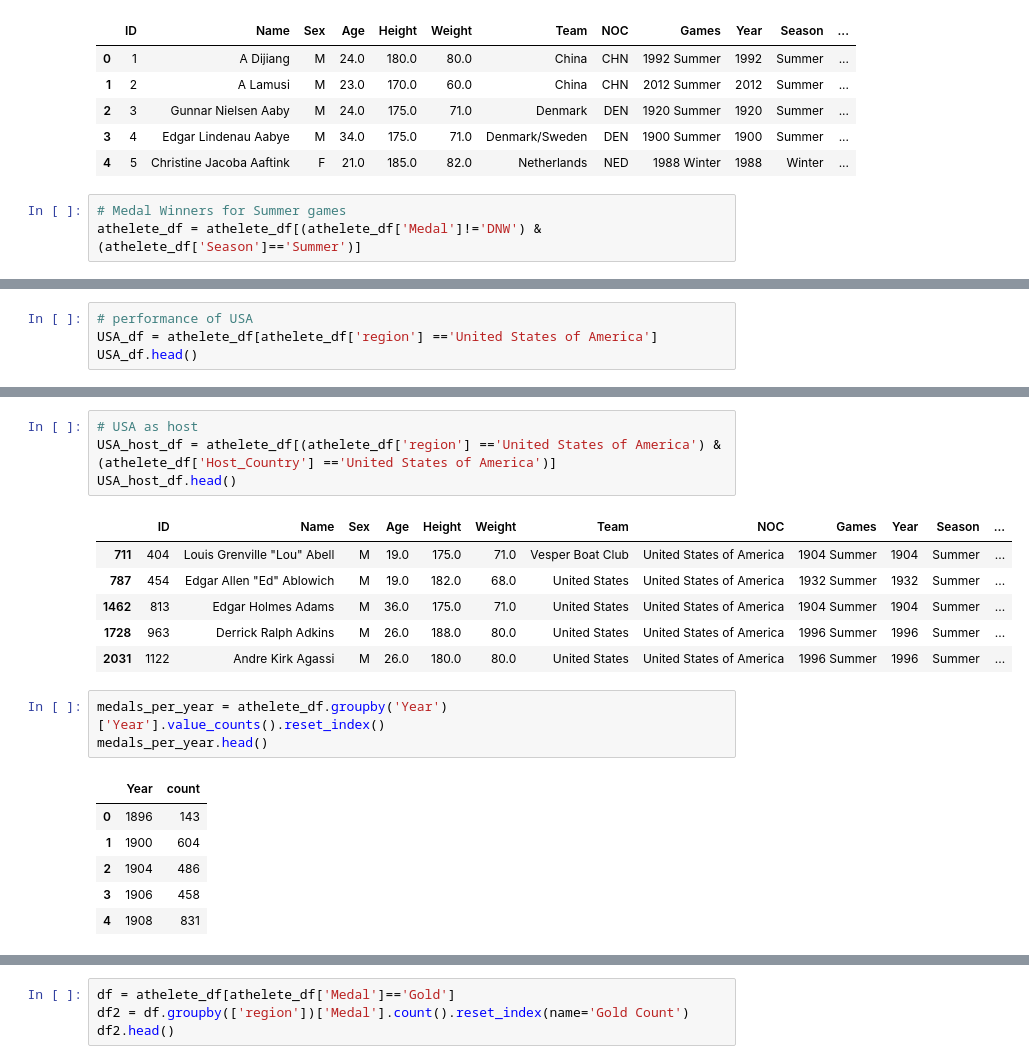
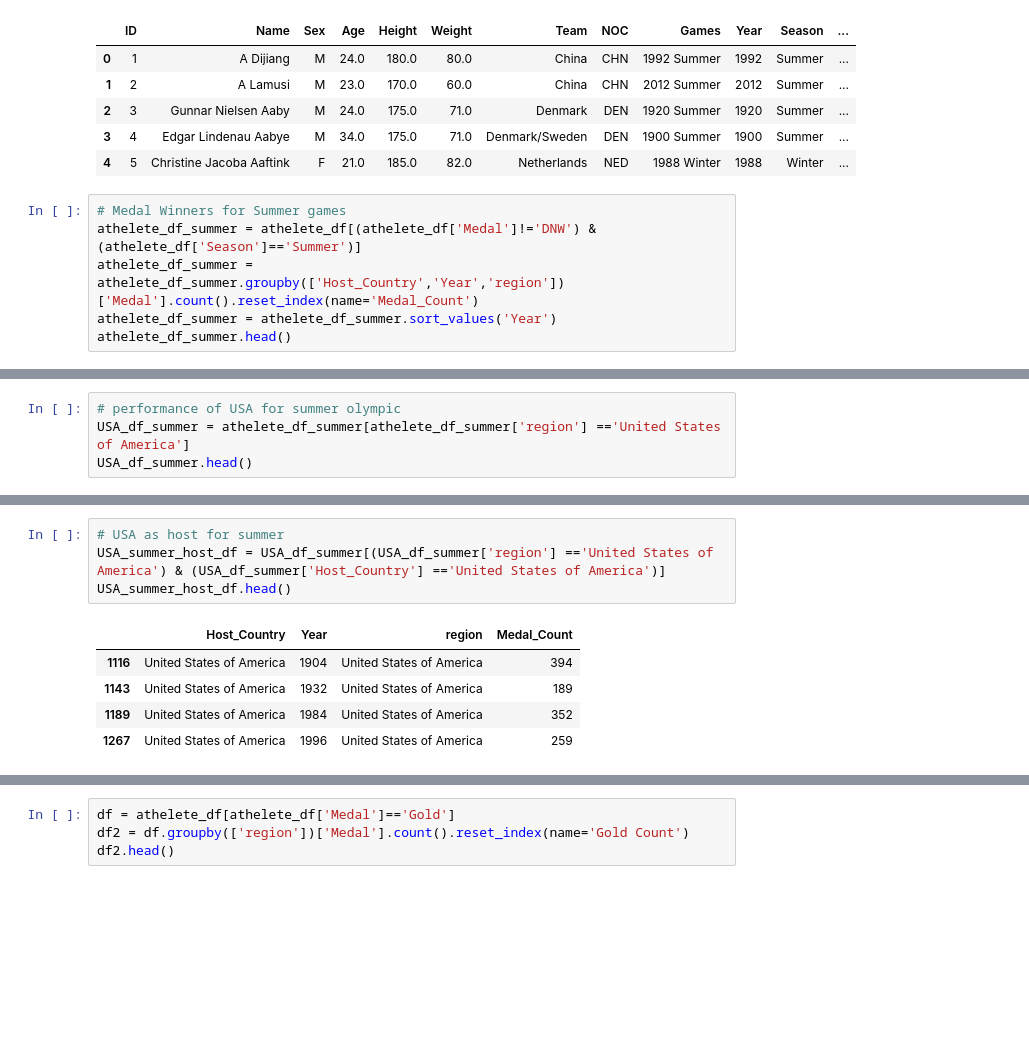
Before and after one commit to soumyaranjanswaincan/Olympic-Data-Analysis, a Jupyter notebook: Olympic Data Analysis/country_performance.ipynb, the cells around one changed output, grey strips where cells are left out. Cells and saved outputs as stored; diff of their text form; blank space fills up the shorter version.

```diff
--- a/Olympic Data Analysis/country_performance.ipynb
+++ b/Olympic Data Analysis/country_performance.ipynb
@@ -22,4 +22,7 @@ athelete_df.head()
 | 4 | 5 | Christine Jacoba Aaftink | F | 21.0 | 185.0 | 82.0 | Netherlands | NED | 1988 Winter | 1988 | Winter | ... |
 # %%
 # Medal Winners for Summer games
-athelete_df = athelete_df[(athelete_df['Medal']!='DNW') & (athelete_df['Season']=='Summer')]
+athelete_df_summer = athelete_df[(athelete_df['Medal']!='DNW') & (athelete_df['Season']=='Summer')]
+athelete_df_summer = athelete_df_summer.groupby(['Host_Country','Year','region'])['Medal'].count().reset_index(name='Medal_Count')
+athelete_df_summer = athelete_df_summer.sort_values('Year')
+athelete_df_summer.head()
@@ -35,5 +56,5 @@ athelete_df.head(5)
 # %%
-# performance of USA
-USA_df = athelete_df[athelete_df['region'] =='United States of America']
-USA_df.head()
+# performance of USA for summer olympic
+USA_df_summer = athelete_df_summer[athelete_df_summer['region'] =='United States of America']
+USA_df_summer.head()
 # %% [output]
@@ -46,21 +67,10 @@ USA_df.head()
 # %%
-# USA as host
-USA_host_df = athelete_df[(athelete_df['region'] =='United States of America') & (athelete_df['Host_Country'] =='United States of America')]
-USA_host_df.head()
+# USA as host for summer
+USA_summer_host_df = USA_df_summer[(USA_df_summer['region'] =='United States of America') & (USA_df_summer['Host_Country'] =='United States of America')]
+USA_summer_host_df.head()
 # %% [output]
-|  | ID | Name | Sex | Age | Height | Weight | Team | NOC | Games | Year | Season | ... |
-| 711 | 404 | Louis Grenville "Lou" Abell | M | 19.0 | 175.0 | 71.0 | Vesper Boat Club | United States of America | 1904 Summer | 1904 | Summer | ... |
-| 787 | 454 | Edgar Allen "Ed" Ablowich | M | 19.0 | 182.0 | 68.0 | United States | United States of America | 1932 Summer | 1932 | Summer | ... |
-| 1462 | 813 | Edgar Holmes Adams | M | 36.0 | 175.0 | 71.0 | United States | United States of America | 1904 Summer | 1904 | Summer | ... |
-| 1728 | 963 | Derrick Ralph Adkins | M | 26.0 | 188.0 | 80.0 | United States | United States of America | 1996 Summer | 1996 | Summer | ... |
-| 2031 | 1122 | Andre Kirk Agassi | M | 26.0 | 180.0 | 80.0 | United States | United States of America | 1996 Summer | 1996 | Summer | ... |
+|  | Host_Country | Year | region | Medal_Count |
+| 1116 | United States of America | 1904 | United States of America | 394 |
+| 1143 | United States of America | 1932 | United States of America | 189 |
+| 1189 | United States of America | 1984 | United States of America | 352 |
+| 1267 | United States of America | 1996 | United States of America | 259 |
-# %%
-medals_per_year = athelete_df.groupby('Year')['Year'].value_counts().reset_index()
-medals_per_year.head()
-# %% [output]
-|  | Year | count |
-| 0 | 1896 | 143 |
-| 1 | 1900 | 604 |
-| 2 | 1904 | 486 |
-| 3 | 1906 | 458 |
-| 4 | 1908 | 831 |
```
Also changed, not shown: parts of 21 cells of this notebook.
